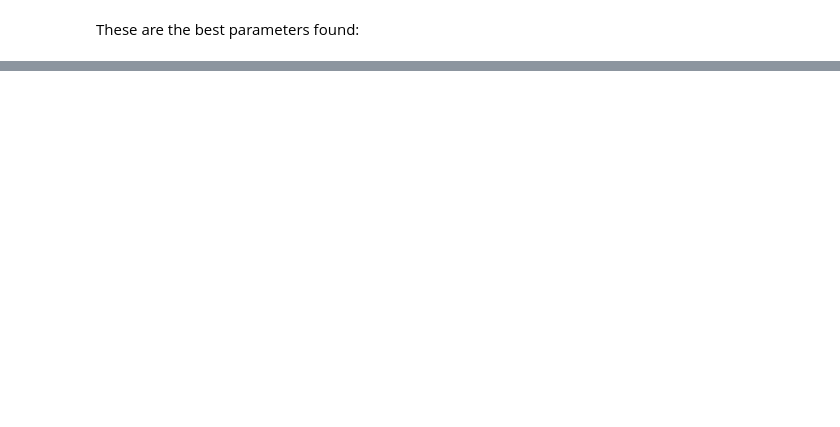
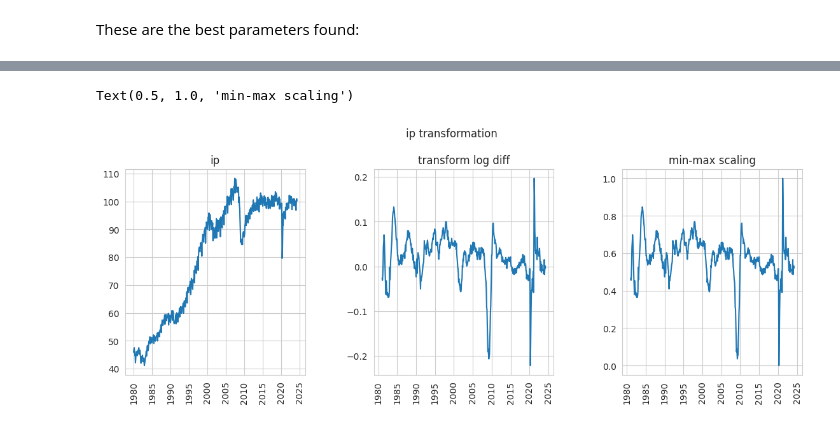
Before and after one commit to svalbuenaa/deep_learning_RNNs, a Jupyter notebook: deep-learning-rnns.ipynb, the cells around one changed output, grey strips where cells are left out. Cells and saved outputs as stored; diff of their text form; code cells hidden in the pictures; blank space fills up the shorter version.

```diff
--- a/deep-learning-rnns.ipynb
+++ b/deep-learning-rnns.ipynb
@@ -1658,0 +1860,21 @@ Best trial:
+# %%
+# Show original ip variable and its transformations
+
+fig, ax = plt.subplots(1, 3)
+fig.suptitle("ip transformation", y=1.05)
+fig.tight_layout()
+fig.set_size_inches(12, 4)
+ax[0].plot(df["ip"])
+ax[0].tick_params(axis='x', rotation=90)
+ax[0].set_title("ip")
+
+ax[1].plot(df["diff_log_ip"])
+ax[1].tick_params(axis='x', rotation=90)
+ax[1].set_title("transform log diff")
+
+ax[2].plot(df["min-max_ip"])
+ax[2].tick_params(axis='x', rotation=90)
+ax[2].set_title("min-max scaling")
+# %% [output]
+Text(0.5, 1.0, 'min-max scaling')
+[figure, added]
```
Also changed, not shown: parts of 61 cells of this notebook.
